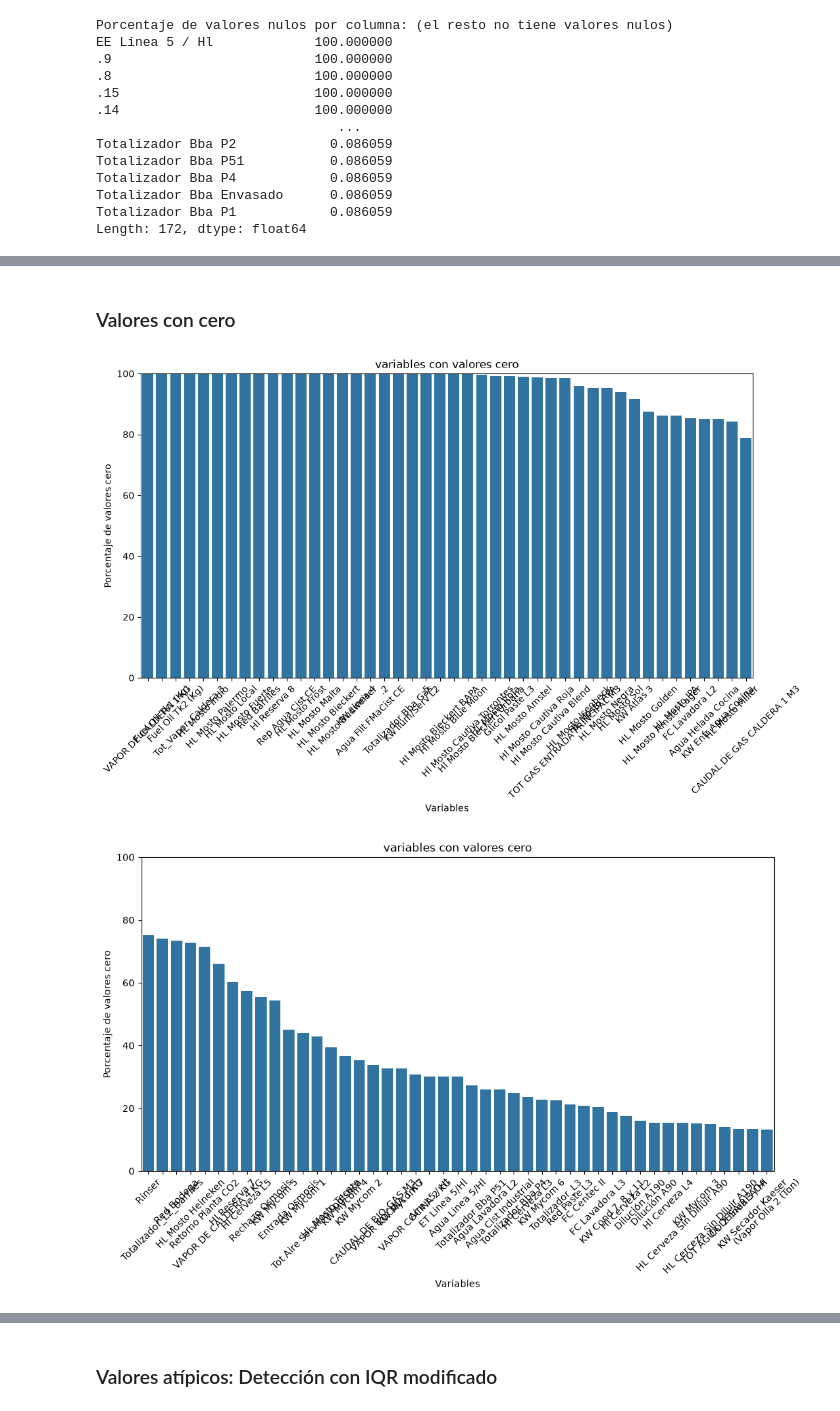
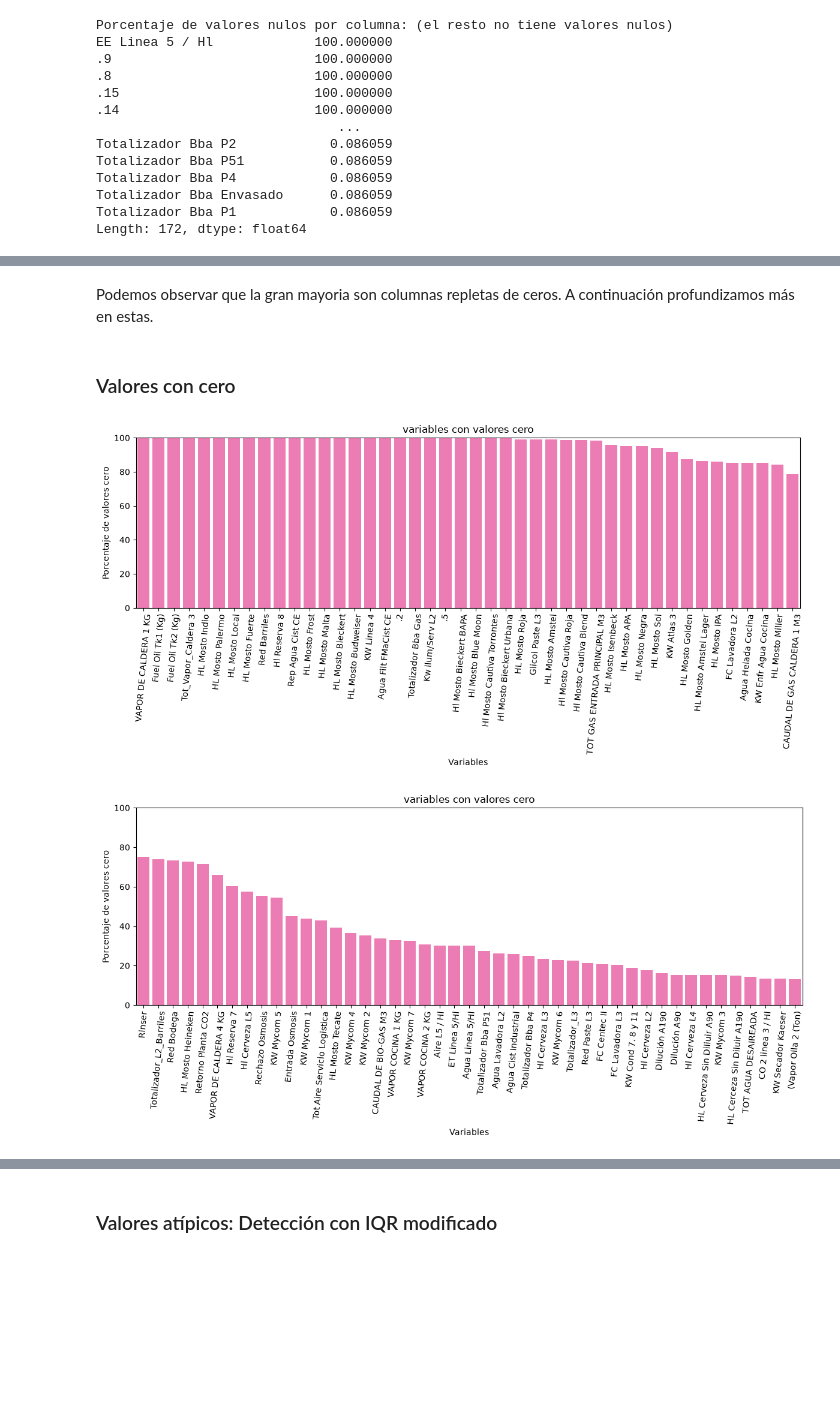
Before and after one commit to ignaciofaule-tech/TPI_LAB2_2026, a Jupyter notebook: notebooks/EDA.ipynb, the cells around one changed output, grey strips where cells are left out. Drawn from its saved outputs; the diff is of its cells as text; code cells hidden in the pictures; blank space fills up the shorter version.

```diff
--- a/notebooks/EDA.ipynb
+++ b/notebooks/EDA.ipynb
@@ -122,7 +120,7 @@ k = 5
 for i in range(k):
     plt.figure(figsize=(12,6))
     nulos_parte = nulos[i*nulos.shape[0]//k:(i+1)*nulos.shape[0]//k]
-    sns.barplot(x=nulos_parte.index,y=nulos_parte.values)
+    sns.barplot(x=nulos_parte.index,y=nulos_parte.values, color="hotpink")
     plt.title("variables con valores nulos")
     plt.ylabel("Porcentaje de valores nulos")
     plt.xlabel("Variables")
@@ -140,19 +189,22 @@ df_completo = df_completo.drop(columns=nulos[nulos>50].index)
+# %% [markdown]
+Podemos observar que la gran mayoria son columnas repletas de ceros. A continuación profundizamos más en estas.
 # %% [markdown]
 ### Valores con cero
 # %%
 ceros = (df_completo==0).sum().sort_values(ascending=False)/df_completo.shape[0]*100
 ceros = ceros[ceros>0]
 k = 5
 for i in range(k):
     plt.figure(figsize=(12,6))
     ceros_parte = ceros[i*ceros.shape[0]//k:(i+1)*ceros.shape[0]//k]
-    sns.barplot(x=ceros_parte.index,y=ceros_parte.values)
+    sns.barplot(x=ceros_parte.index,y=ceros_parte.values, color="hotpink")
     plt.title("variables con valores cero")
     plt.ylabel("Porcentaje de valores cero")
     plt.xlabel("Variables")
-    plt.xticks(rotation=45)
+    plt.xticks(rotation=85)
     plt.ylim(0,100)
+    plt.tight_layout()
     plt.show()
 # %% [output]
-[figure, old version]
+[figure, new version]
-[figure, old version]
+[figure, new version]
```
Also changed, not shown: parts of 71 cells of this notebook.
